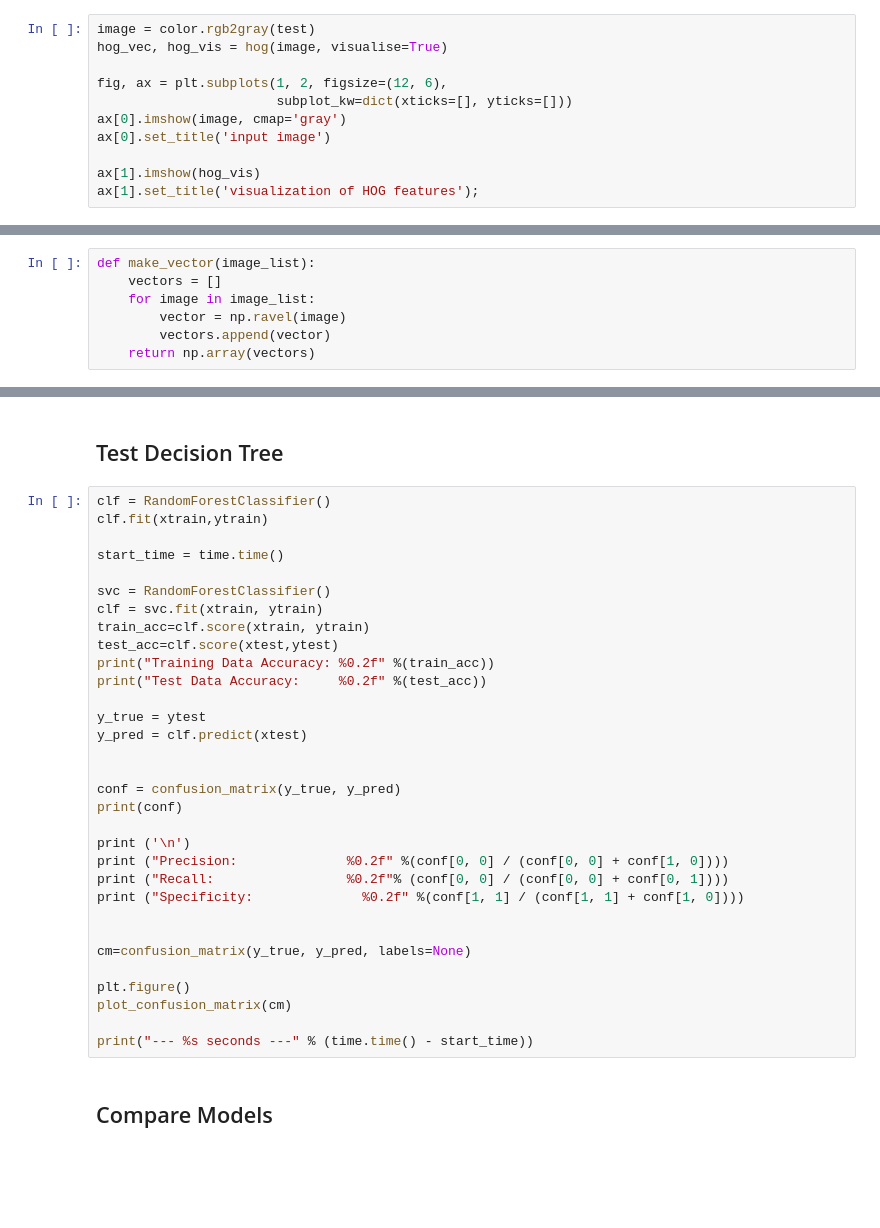
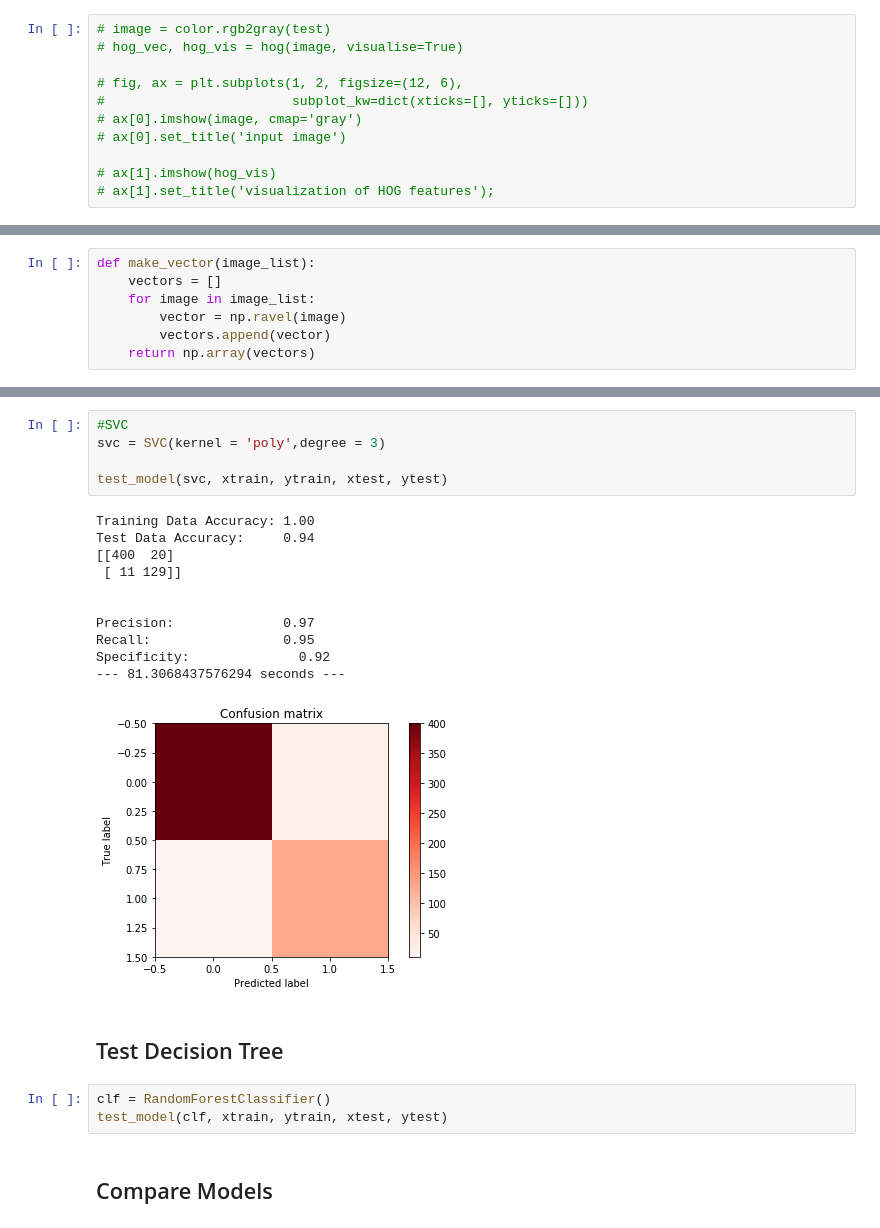
Before and after one commit to NourO93/shipsnet, a Jupyter notebook: model-evaluation.ipynb, the cells around one changed output, grey strips where cells are left out. Drawn from its saved outputs; the diff is of its cells as text; blank space fills up the shorter version.

```diff
--- a/model-evaluation.ipynb
+++ b/model-evaluation.ipynb
@@ -199,11 +200,11 @@ plotOne(rot)
 # %%
-image = color.rgb2gray(test)
-hog_vec, hog_vis = hog(image, visualise=True)
+# image = color.rgb2gray(test)
+# hog_vec, hog_vis = hog(image, visualise=True)
 
-fig, ax = plt.subplots(1, 2, figsize=(12, 6),
-                       subplot_kw=dict(xticks=[], yticks=[]))
-ax[0].imshow(image, cmap='gray')
-ax[0].set_title('input image')
+# fig, ax = plt.subplots(1, 2, figsize=(12, 6),
+#                        subplot_kw=dict(xticks=[], yticks=[]))
+# ax[0].imshow(image, cmap='gray')
+# ax[0].set_title('input image')
 
-ax[1].imshow(hog_vis)
-ax[1].set_title('visualization of HOG features');
+# ax[1].imshow(hog_vis)
+# ax[1].set_title('visualization of HOG features');
@@ -387,37 +345,25 @@ print("--- %s seconds ---" % (time.time() - start_time))
+# %%
+#SVC
+svc = SVC(kernel = 'poly',degree = 3)
+
+test_model(svc, xtrain, ytrain, xtest, ytest)
+# %% [output]
+Training Data Accuracy: 1.00
+Test Data Accuracy:     0.94
+[[400  20]
+ [ 11 129]]
+
+
+Precision:              0.97
+Recall:                 0.95
+Specificity:              0.92
+--- 81.3068437576294 seconds ---
+[figure, added]
 # %% [markdown]
 ## Test Decision Tree
-# %%
-clf = RandomForestClassifier()
-clf.fit(xtrain,ytrain)
-
-start_time = time.time()
-
-svc = RandomForestClassifier()
-clf = svc.fit(xtrain, ytrain)
-train_acc=clf.score(xtrain, ytrain)
-test_acc=clf.score(xtest,ytest)
-print("Training Data Accuracy: %0.2f" %(train_acc))
-print("Test Data Accuracy:     %0.2f" %(test_acc))
-
-y_true = ytest
-y_pred = clf.predict(xtest)
-
-
-conf = confusion_matrix(y_true, y_pred)
-print(conf)
-
-print ('\n')
-print ("Precision:              %0.2f" %(conf[0, 0] / (conf[0, 0] + conf[1, 0])))
-print ("Recall:                 %0.2f"% (conf[0, 0] / (conf[0, 0] + conf[0, 1])))
-print ("Specificity:              %0.2f" %(conf[1, 1] / (conf[1, 1] + conf[1, 0])))
-
-
-cm=confusion_matrix(y_true, y_pred, labels=None)
-
-plt.figure()
-plot_confusion_matrix(cm)
-
-print("--- %s seconds ---" % (time.time() - start_time))
+# %%
+clf = RandomForestClassifier()
+test_model(clf, xtrain, ytrain, xtest, ytest)
 # %% [markdown]
 ## Compare Models
 # %%
```
Also changed, not shown: parts of 32 cells of this notebook, 9 other files.
